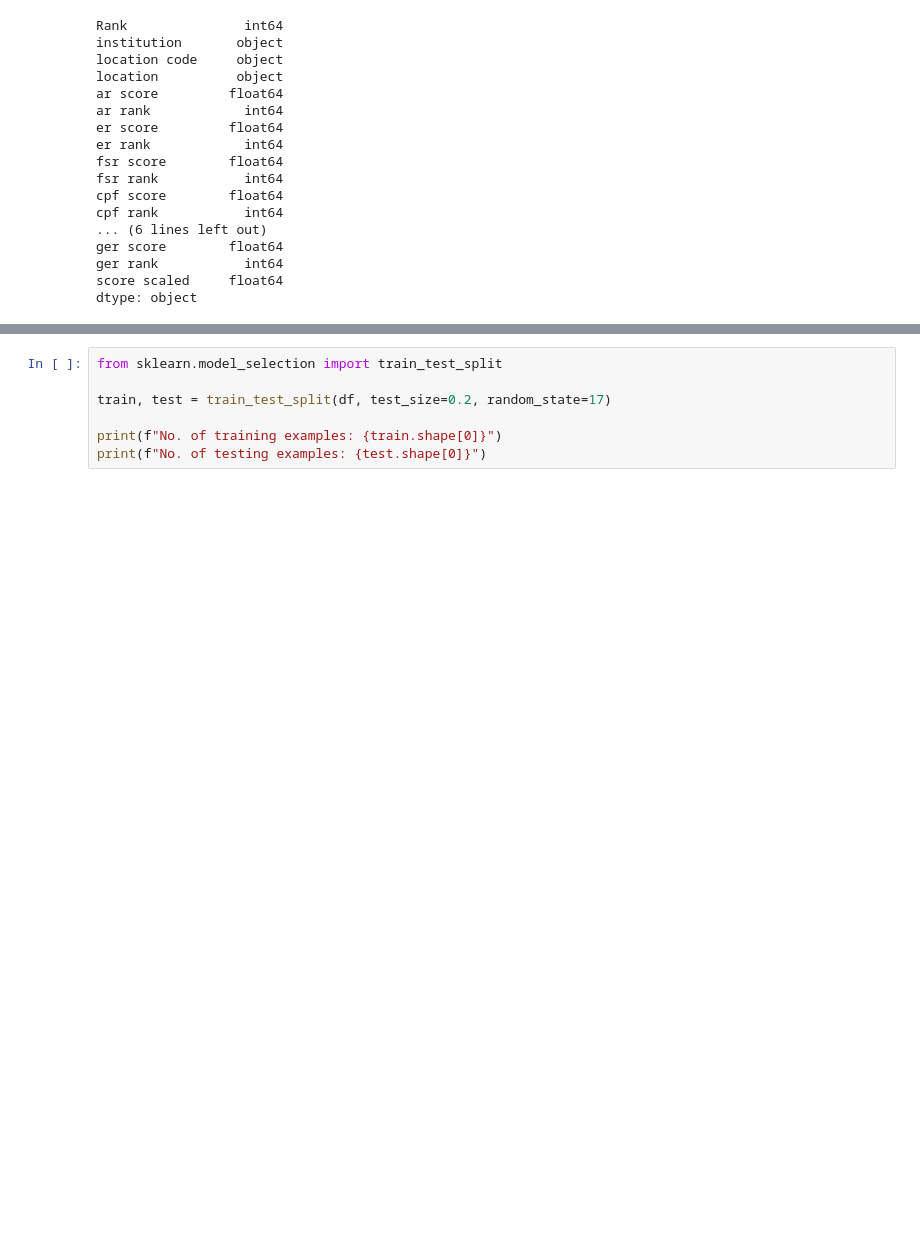
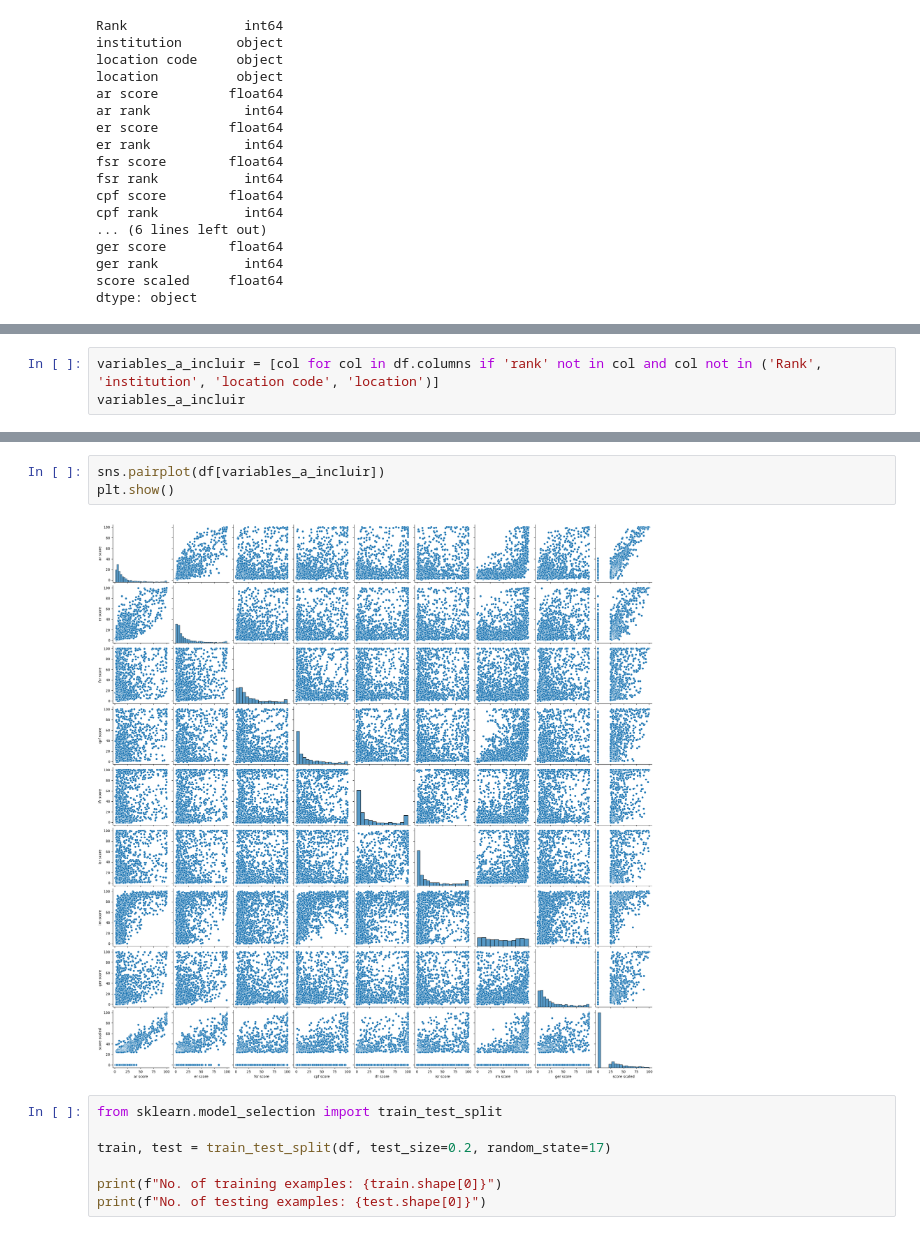
Before and after one commit to SekDak12/Proyecto-Ciencia, a Jupyter notebook: Proyecto.ipynb, the cells around one changed output, grey strips where cells are left out. Saved outputs shown, nothing was run; the diff lists cells and outputs as text; blank space fills up the shorter version.

```diff
--- a/Proyecto.ipynb
+++ b/Proyecto.ipynb
@@ -163,0 +163,3 @@ plt.show()
+# %%
+variables_a_incluir = [col for col in df.columns if 'rank' not in col and col not in ('Rank', 'institution', 'location code', 'location')]
+variables_a_incluir
@@ -164,3 +176,8 @@ plt.show()
+# %%
+sns.pairplot(df[variables_a_incluir])
+plt.show()
+# %% [output]
+[figure, added]
 # %%
 from sklearn.model_selection import train_test_split
 
```
Also changed, not shown: parts of 5 cells of this notebook.
